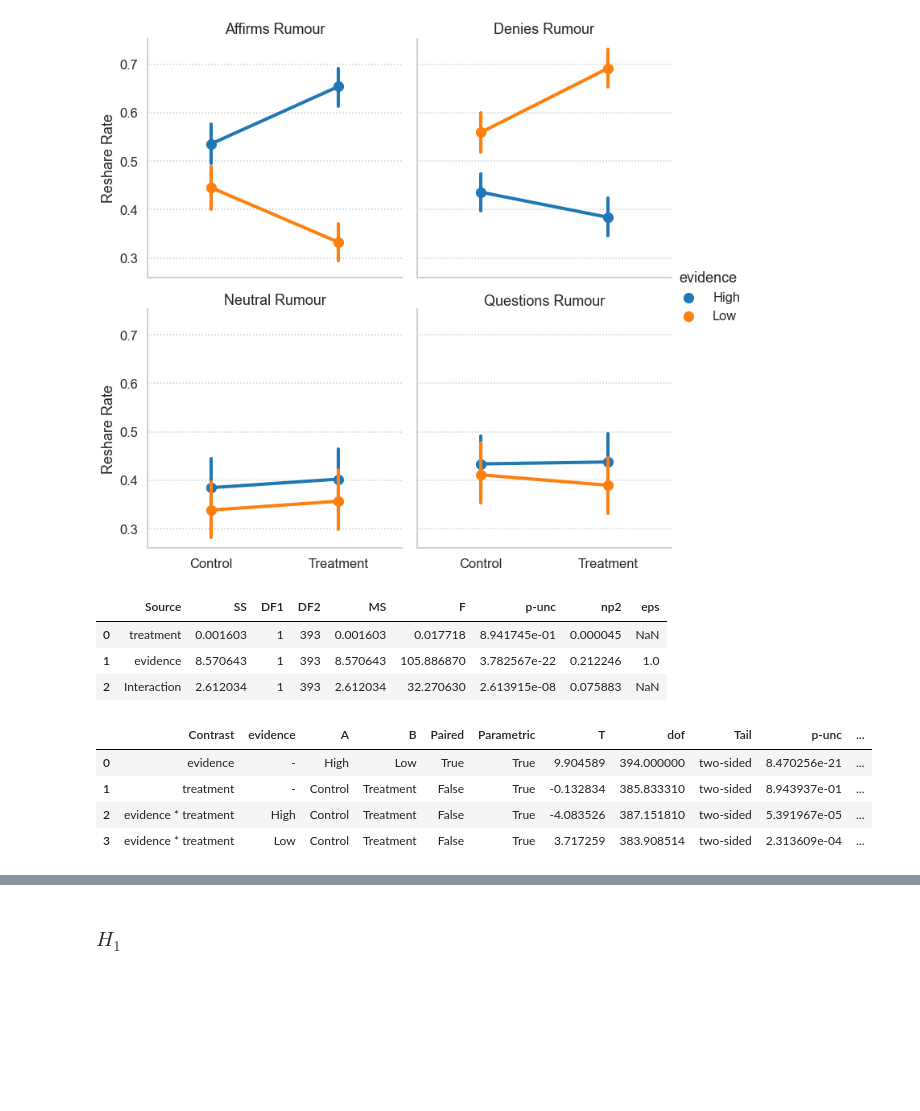
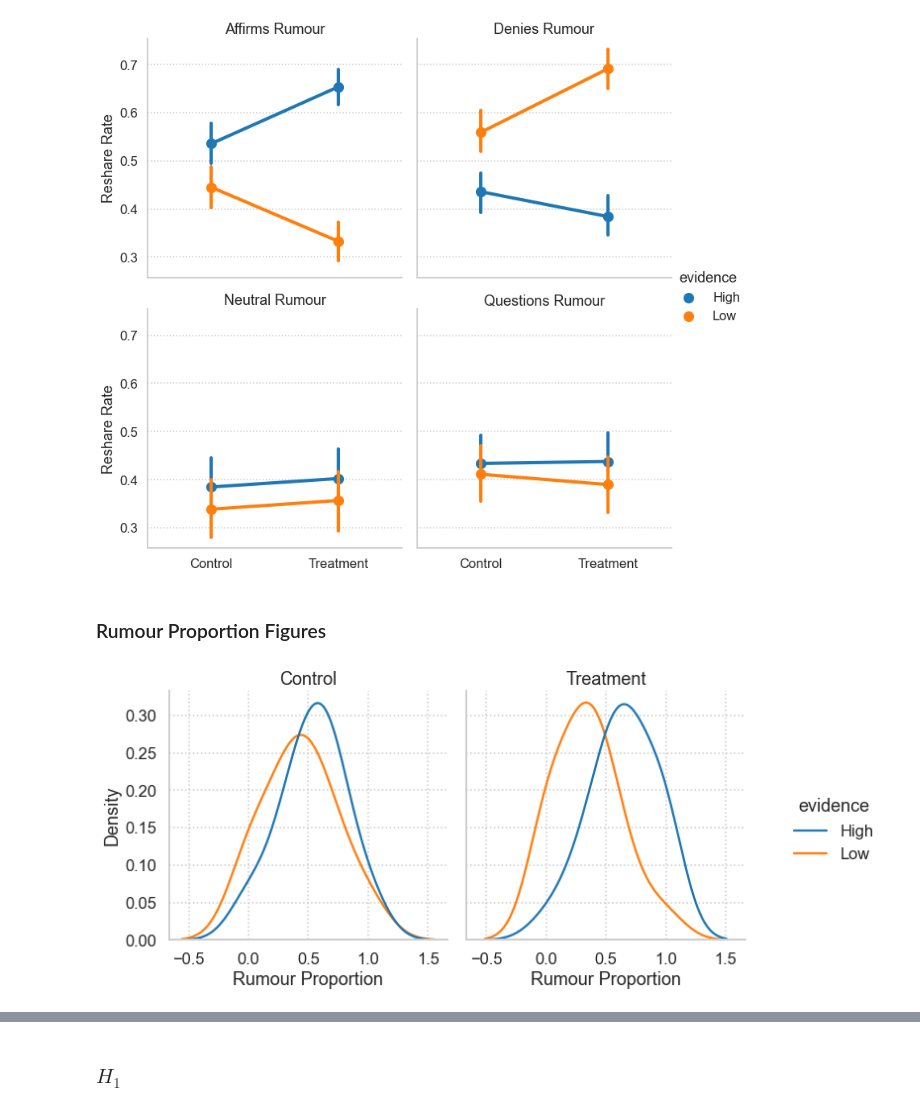
Before and after one commit to cameron-raymond/SDS-Thesis, a Jupyter notebook: notebooks/Descriptive_Analysis.ipynb, the cells around one changed output, grey strips where cells are left out. Drawn from its saved outputs; the diff is of its cells as text; code cells hidden in the pictures; blank space fills up the shorter version.

```diff
--- a/notebooks/Descriptive_Analysis.ipynb
+++ b/notebooks/Descriptive_Analysis.ipynb
@@ -147,28 +152,19 @@ g.set_axis_labels(y_var="Reshare Rate",x_var="")
 # %% [output]
 <seaborn.axisgrid.FacetGrid at 0x...>
 [figure]
-# %%
-from pingouin import mixed_anova
-
-reshare_rates.mixed_anova(dv='Affirms',
-                          between='treatment',
-                          within='evidence',
-                          subject='PROLIFIC_ID')
-# %% [output]
-|  | Source | SS | DF1 | DF2 | MS | F | p-unc | np2 | eps |
-| 0 | treatment | 0.001603 | 1 | 393 | 0.001603 | 0.017718 | 8.941745e-01 | 0.000045 | NaN |
-| 1 | evidence | 8.570643 | 1 | 393 | 8.570643 | 105.886870 | 3.782567e-22 | 0.212246 | 1.0 |
-| 2 | Interaction | 2.612034 | 1 | 393 | 2.612034 | 32.270630 | 2.613915e-08 | 0.075883 | NaN |
-# %%
-from pingouin import pairwise_ttests
-
-reshare_rates.pairwise_ttests(dv='Affirms',
-                          between='treatment',
-                          within='evidence',
-                          subject='PROLIFIC_ID')
-# %% [output]
-|  | Contrast | evidence | A | B | Paired | Parametric | T | dof | Tail | p-unc | ... |
-| 0 | evidence | - | High | Low | True | True | 9.904589 | 394.000000 | two-sided | 8.470256e-21 | ... |
-| 1 | treatment | - | Control | Treatment | False | True | -0.132834 | 385.833310 | two-sided | 8.943937e-01 | ... |
-| 2 | evidence * treatment | High | Control | Treatment | False | True | -4.083526 | 387.151810 | two-sided | 5.391967e-05 | ... |
-| 3 | evidence * treatment | Low | Control | Treatment | False | True | 3.717259 | 383.908514 | two-sided | 2.313609e-04 | ... |
+# %% [markdown]
+### Rumour Proportion Figures
+# %%
+reshare_rates = reshare_rates.sort_values(by=['treatment','evidence'],key=lambda x: x.map(sorting_dict))
+g = sns.displot(data=reshare_rates,
+                x="rumour_proportion",
+                hue="evidence",
+                col="treatment",
+                bw_adjust=1.8,
+                facet_kws={"margin_titles":True},
+                kind="kde")
+g.set_titles(col_template="{col_name}", row_template="{row_name} Rumour")
+g.set_axis_labels(x_var="Rumour Proportion")
+g.fig.savefig("../figures/descriptive_analysis/rumour_prop-hist.pdf")
+# %% [output]
+[figure, added]
```
Also changed, not shown: parts of 15 cells of this notebook, 3 other files.
